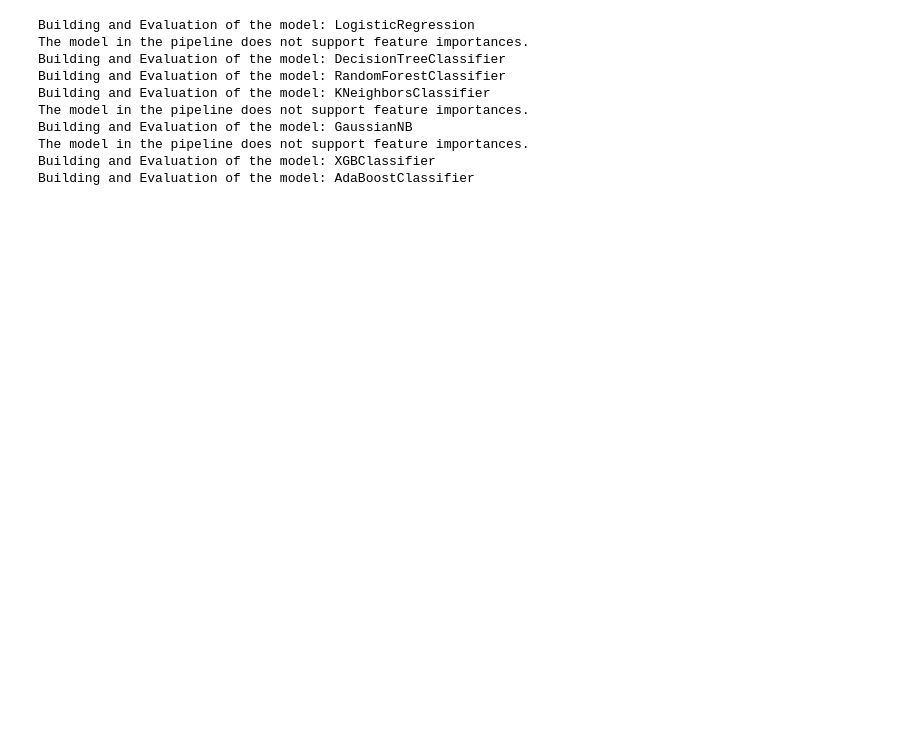
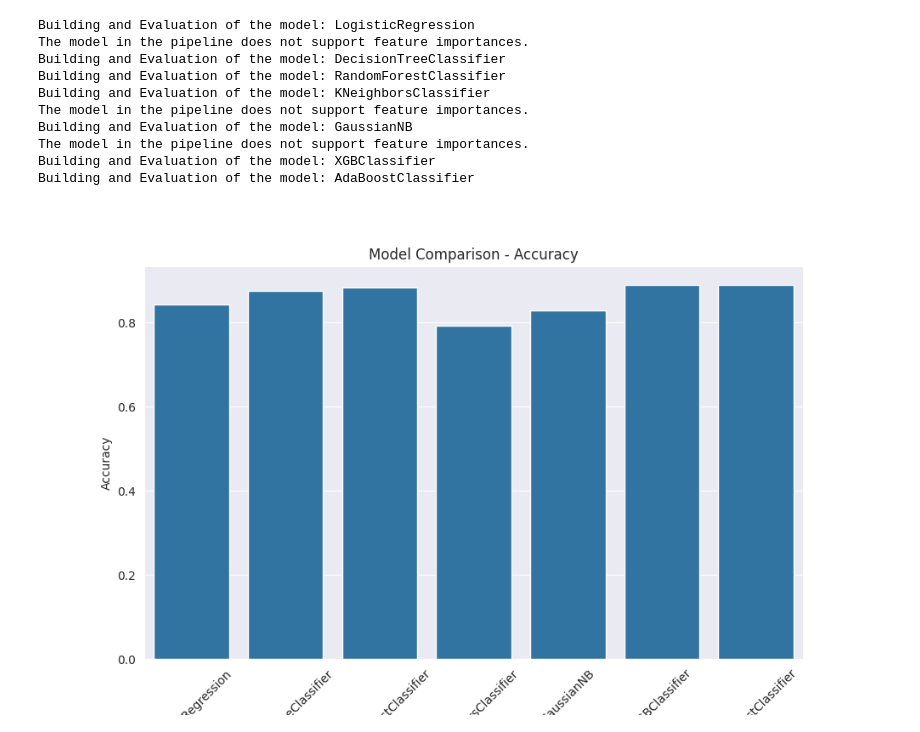
Before and after one commit to akhil4rajan/bank_marketing_analysis, a Jupyter notebook: code/notebooks/model_building_and_evaluation-SMOTE.ipynb, the cells around one changed output. Drawn from its saved outputs; the diff is of its cells as text; code cells hidden in the pictures; blank space fills up the shorter version.

```diff
--- a/code/notebooks/model_building_and_evaluation-SMOTE.ipynb
+++ b/code/notebooks/model_building_and_evaluation-SMOTE.ipynb
@@ -179,3 +179,9 @@ Building and Evaluation of the model: GaussianNB
 The model in the pipeline does not support feature importances.
 Building and Evaluation of the model: XGBClassifier
 Building and Evaluation of the model: AdaBoostClassifier
+# %%
+# Comparison of Accuracy for different models
+
+Image(filename='../models_smote_approach/model_accuracy_comparison.png')
+# %% [output]
+[figure, added]
```
Also changed, not shown: parts of 4 cells of this notebook, 11 other files.
